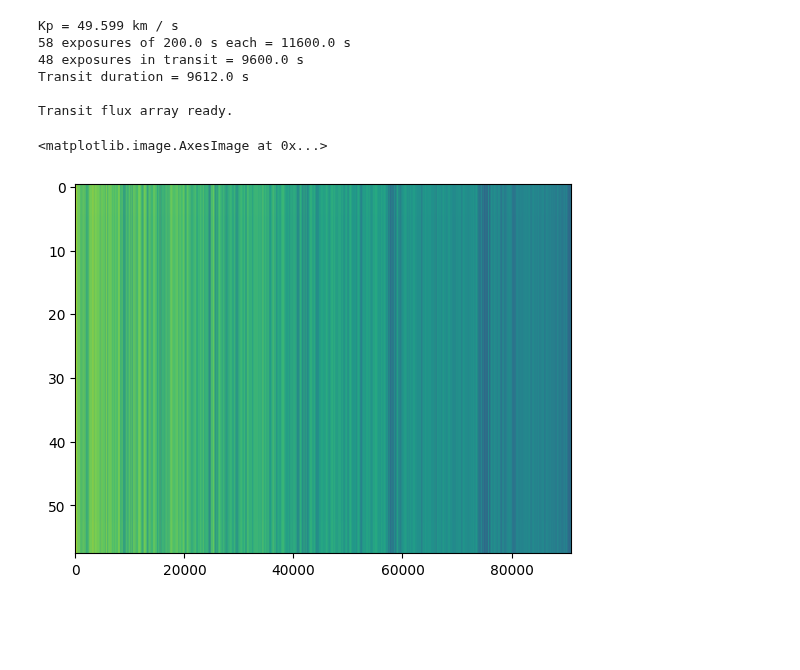
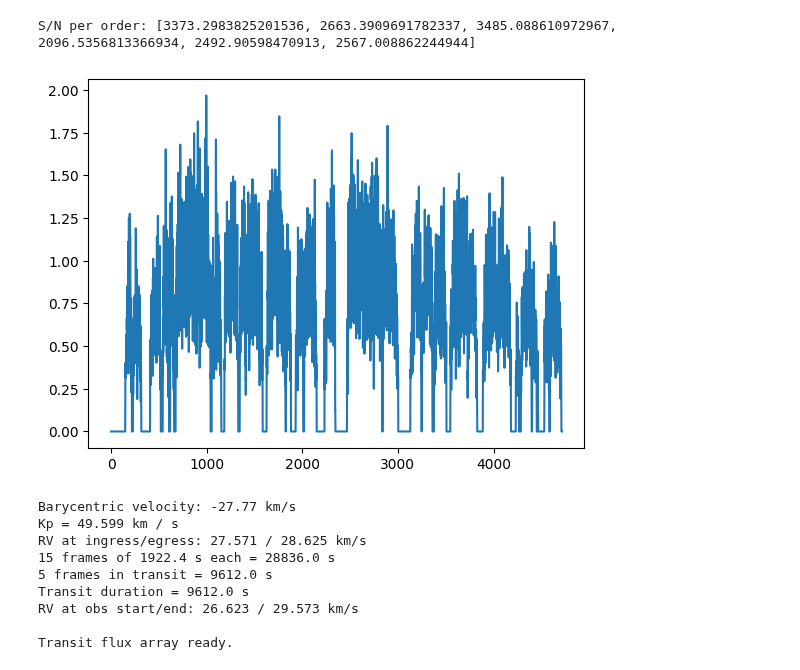
Before and after one commit to NatalieGrasser/METIS_transmission, a Jupyter notebook: METIS_transmission/debugging.ipynb, the cells around one changed output. Drawn from its saved outputs; the diff is of its cells as text; code cells hidden in the pictures; blank space fills up the shorter version.

```diff
--- a/METIS_transmission/debugging.ipynb
+++ b/METIS_transmission/debugging.ipynb
@@ -96,27 +447,75 @@ plt.xlim(-100,100)
+# %%
+import numpy as np
+from itertools import combinations
+
+# fl_obs: list/array of shape (n_orders,) where each entry is a list/array of shape (n_frames, n_pixels_order)
+n_orders = len(fl_obs)
+n_frames = len(fl_obs[0])  # assume same number of frames per order
+
+sigma_mean = []
+
+for o in range(n_orders):
+    frames = fl_obs[o]  # list/array of shape (n_frames, n_pixels_order)
+    frames_stack = np.stack(frames, axis=0)  # shape: (n_frames, n_pixels_order)
+
+    # Compute all pairwise differences
+    pair_diffs = [frames_stack[i] - frames_stack[j]
+                  for i, j in combinations(range(n_frames), 2)]
+    pair_diffs = np.stack(pair_diffs, axis=0)  # shape: (n_pairs, n_pixels_order)
+
+    # Std per pair → per-frame σ
+    sigma_frame = np.std(pair_diffs, axis=0) / np.sqrt(2)
+
+    # Propagate to mean of N frames
+    sigma_frame_mean = sigma_frame / np.sqrt(n_frames)
+
+    sigma_mean.append(sigma_frame_mean)
+
+# Result: list of arrays (one per order), each array shape = (n_pixels_order,)
+
+plt.plot(sigma_mean[0])
+
+SNR_orders = []
+
+for o in range(n_orders):
+    frames = fl_obs[o]  # shape: (n_frames, n_pixels_order)
+    frames_stack = np.stack(frames, axis=0)  # (n_frames, n_pixels)
+
+    # median flux per pixel across all frames
+    median_flux = np.nanmedian(frames_stack, axis=0)  # (n_pixels,)
+
+    # divide by per-pixel noise
+    snr_pixel = median_flux / sigma_mean[o]       # (n_pixels,)
+
+    # optional: single S/N per order (median over pixels)
+    snr_order = np.nanmedian(snr_pixel)
+
+    SNR_orders.append(snr_order)
+
+# Result: SNR_orders is a list of length n_orders
+print("S/N per order:", SNR_orders)
+# %% [output]
+S/N per order: [3373.2983825201536, 2663.3909691782337, 3485.088610972967, 2096.5356813366934, 2492.90598470913, 2567.008862244944]
+[figure, added]
 # %%
 from config_run import *
+import matplotlib.pyplot as plt
+from METIS import METIS
 
 system_obj = init_simulation('Sorg20X')
-
-parameters = system_obj.parameters
-project_name = parameters['project_name']
-species_names = parameters['species_names']
-
-# for the future, center at ~3.30 µm (≈ 3.15–3.45 µm) for DMS, CH4, H2O
-wavelength_range = parameters['METIS_wave_range_um']  # 0.3um
+wavelength_range = system_obj.parameters['METIS_wave_range_um']  # 0.3um
 wave_width = 0.05 # determined wavelength range per simulation: 0.04674999999999985
 n_wave_orders = int((wavelength_range[-1]-wavelength_range[0])/wave_width)
 central_waves = np.arange(wavelength_range[0]+wave_width/2,wavelength_range[-1],wave_width)
-transit_flux_array = system_obj.get_transit_array(wavelength_range,plot=True)
+transit_flux_array = system_obj.get_transit_array(wavelength_range,plot=False)
+metis = METIS(central_waves[0],system_obj,order=0,n_transit=0)
 # %% [output]
+Barycentric velocity: -27.77 km/s
 Kp = 49.599 km / s
-58 exposures of 200.0 s each = 11600.0 s
-48 exposures in transit = 9600.0 s
+RV at ingress/egress: 27.571 / 28.625 km/s
+15 frames of 1922.4 s each = 28836.0 s
+5 frames in transit = 9612.0 s
 Transit duration = 9612.0 s
+RV at obs start/end: 26.623 / 29.573 km/s
 
 Transit flux array ready.
-# %%
-plt.imshow(transit_flux_array.value,aspect='auto')
-# %% [output]
-<matplotlib.image.AxesImage at 0x...>
-[figure, removed]
```
Also changed, not shown: parts of 21 cells of this notebook, 10 other files.
